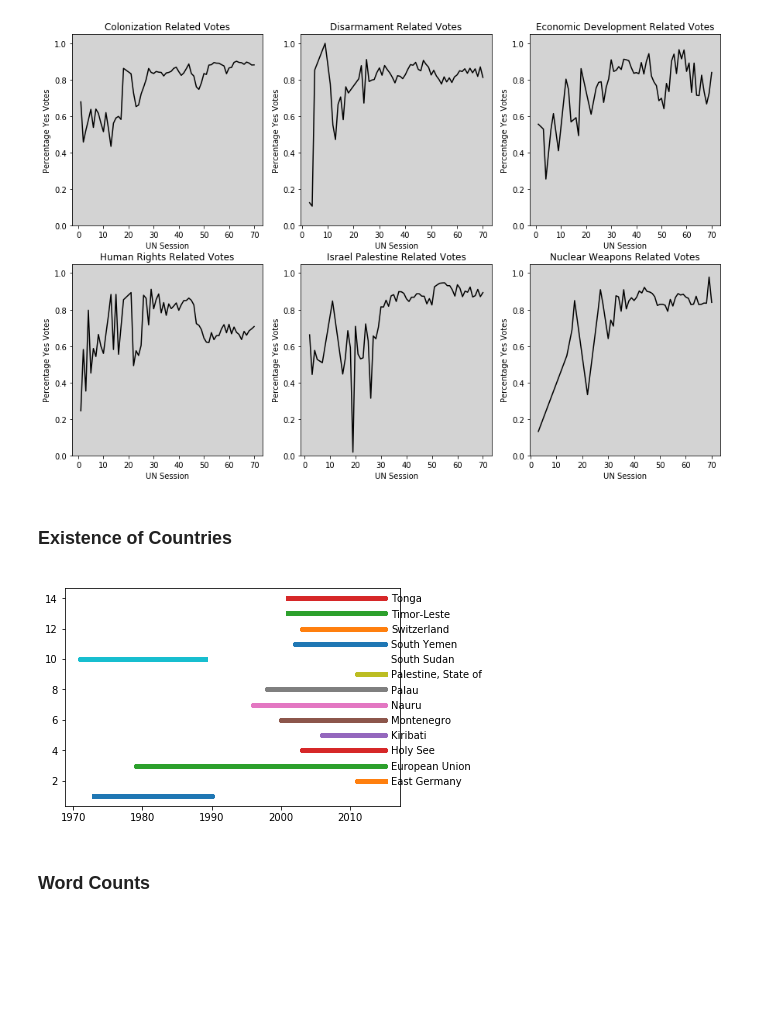
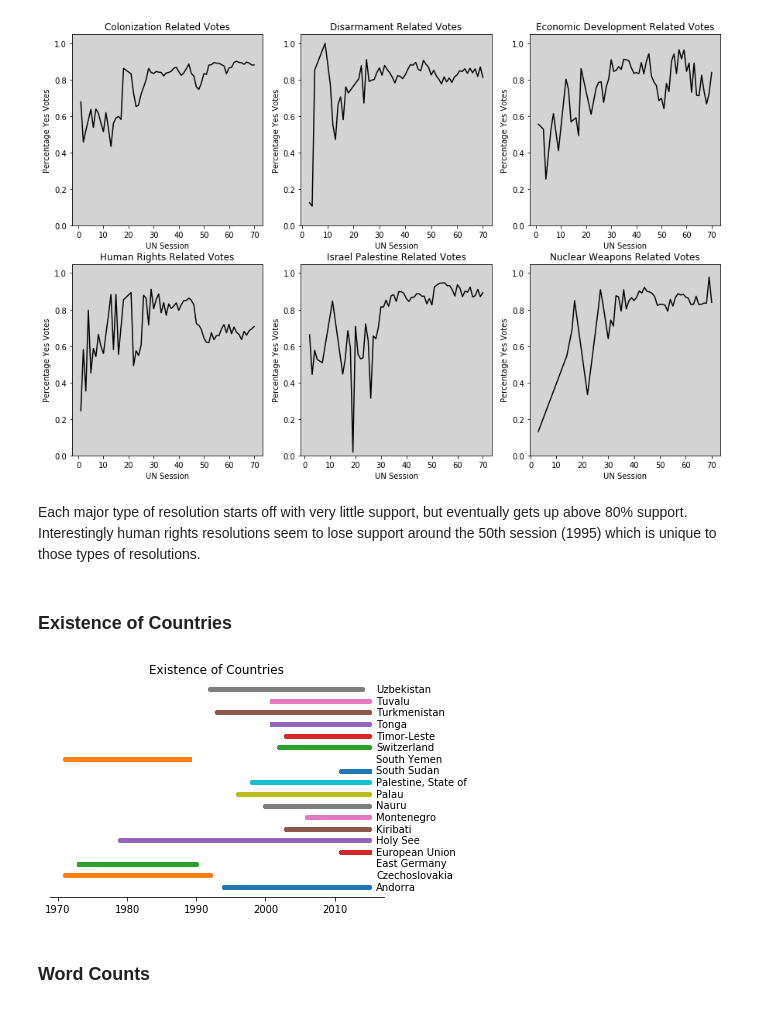
Before and after one commit to RobMor/CMSC320-Final-Project, a Jupyter notebook: RobMor-FinalTutorial.ipynb, the cells around one changed output. Cells and saved outputs as stored; diff of their text form; code cells hidden in the pictures; blank space fills up the shorter version.

Commit message:
Resolution Types Over Time

```diff
--- a/RobMor-FinalTutorial.ipynb
+++ b/RobMor-FinalTutorial.ipynb
@@ -248,9 +247,0 @@ plt.show()
-# %%
-grouped = resolutions.groupby("assembly_session")
-x = list(grouped.groups.keys())
-y = grouped["significant_vote"].sum().values
-plt.bar(x, y)
-plt.title("Significant Votes Over Time")
-plt.ylabel("Number of Significant Votes")
-plt.xlabel("Assembly Session Number")
-plt.show()
@@ -258,0 +250,20 @@ plt.show()
+# %%
+sessions = list(range(1,71))
+prev = np.zeros(len(sessions))
+plt.figure(figsize=(10,10))
+for name, group in resolutions.groupby("type"):
+    grouped = group.groupby("assembly_session")
+    x = np.array(list(grouped.groups.keys()))
+    y = grouped["assembly_session"].count().values
+    real_x = sessions
+    real_y = np.zeros(len(sessions))
+    for i, l in enumerate(x):
+        real_y[l-1] = y[i]
+    plt.bar(real_x, real_y, bottom=prev, label=name)
+    for i, l in enumerate(x):
+        prev[l-1] += y[i]
+plt.title("Types of Resolutions Over Time")
+plt.legend()
+plt.ylabel("Number of Resolutions Voted On")
+plt.xlabel("Assembly Session Number")
+plt.show()
@@ -305,33 +320,44 @@ israel_palestine        859
 nuclear_weapons         203
 Name: type, dtype: int64
 [figure]
+# %% [markdown]
+Each major type of resolution starts off with very little support, but eventually gets up above 80% support. Interestingly human rights resolutions seem to lose support around the 50th session (1995) which is unique to those types of resolutions.
 # %% [markdown]
 ### Existence of Countries
 # %%
 grouped = debates.groupby("name")
 
 # fig, axs = plt.subplots(1, 2, figsize=(17,20))
 # plt.subplots_adjust(wspace=.5)
 
 # for ax in axs:
 #     ax.yaxis.set_visible(False)
 #     ax.margins(x=0.05,y=0.005)
+#plt.figure(figsize=(10,10))
 h = 1
 for name, group in grouped:
     x = group["year"]
     y = np.empty(len(x))
     y.fill(h)
 
     i = round(h / len(grouped))
     #ax = axs[i]
-    if len(x) < 20:
-        h += 1
+    if len(x) < 23:
         plt.plot(x, y, linewidth=5)
         plt.annotate(name, xy=(2016,h-0.25))
+        h += 1
+
+#plt.gca().set_facecolor("lightgray")
+ax = plt.gca()
+ax.spines["right"].set_visible(False)
+ax.spines["left"].set_visible(False)
+ax.spines["top"].set_visible(False)
+plt.tick_params(axis="y", which="both", left=False, right=False, labelleft=False)
+plt.title("Existence of Countries")
 
 plt.show()
 # %% [output]
-[figure, old version]
+[figure, new version]
 # %% [markdown]
 ### Word Counts
 # %%
```
Also changed, not shown: parts of 6 cells of this notebook.
